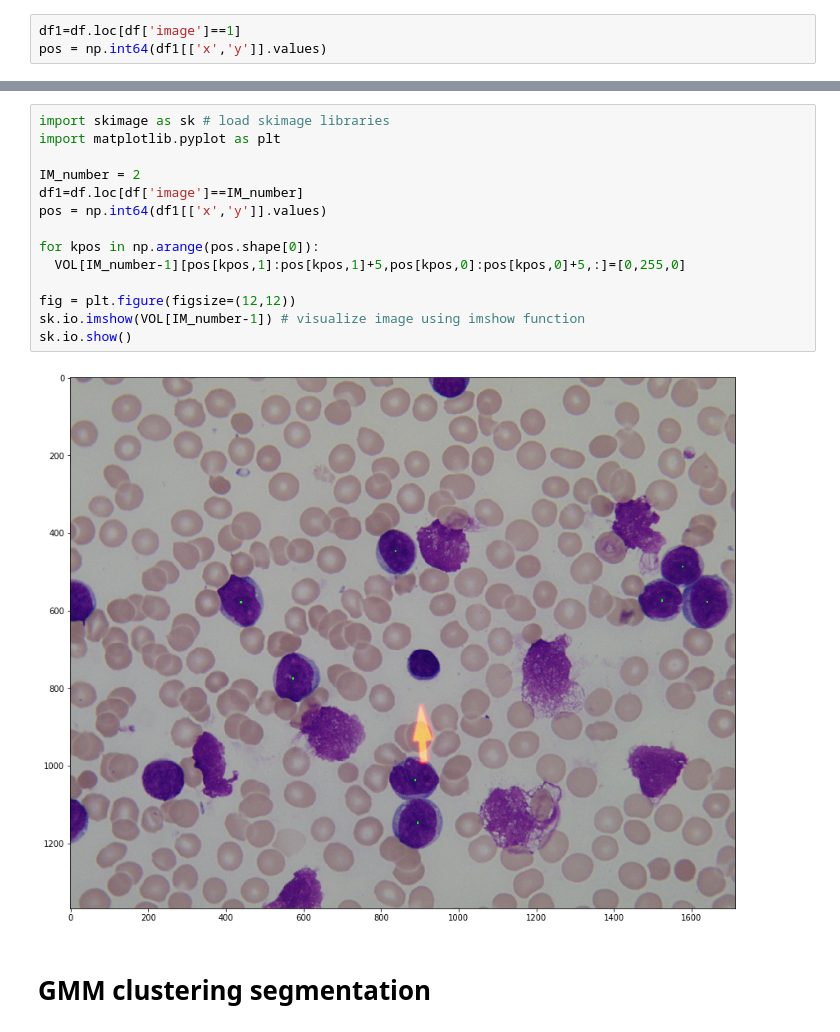
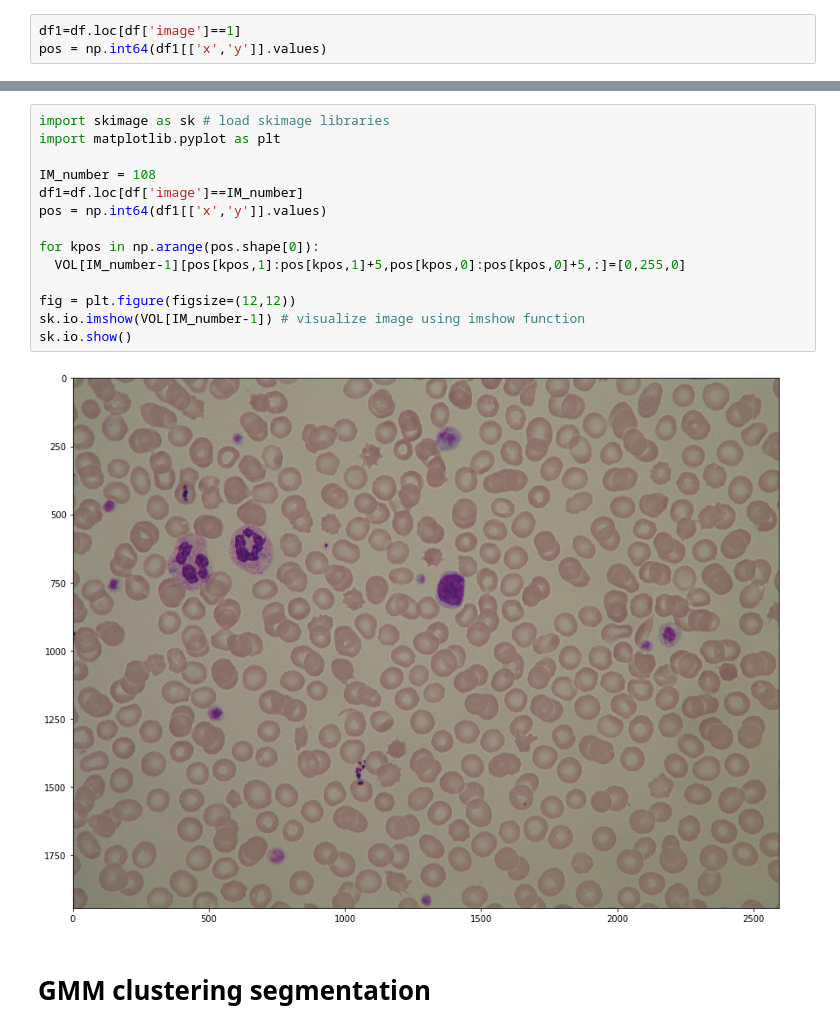
Before and after one commit to raulbenitez/LEUKEMIA_database, a Jupyter notebook: Leukemia_analysis.ipynb, the cells around one changed output, grey strips where cells are left out. Saved outputs shown, nothing was run; the diff lists cells and outputs as text.

```diff
--- a/Leukemia_analysis.ipynb
+++ b/Leukemia_analysis.ipynb
@@ -104,19 +86,19 @@ VOL.files
 # %%
 import skimage as sk # load skimage libraries
 import matplotlib.pyplot as plt
 
-IM_number = 2
+IM_number = 108
 df1=df.loc[df['image']==IM_number]
 pos = np.int64(df1[['x','y']].values)
 
 for kpos in np.arange(pos.shape[0]):
   VOL[IM_number-1][pos[kpos,1]:pos[kpos,1]+5,pos[kpos,0]:pos[kpos,0]+5,:]=[0,255,0]
 
 fig = plt.figure(figsize=(12,12))
 sk.io.imshow(VOL[IM_number-1]) # visualize image using imshow function
 sk.io.show()
 # %% [output]
-[figure, old version]
+[figure, new version]
 # %% [markdown]
 # GMM clustering segmentation
 # %%
```
Also changed, not shown: parts of 8 cells of this notebook.
